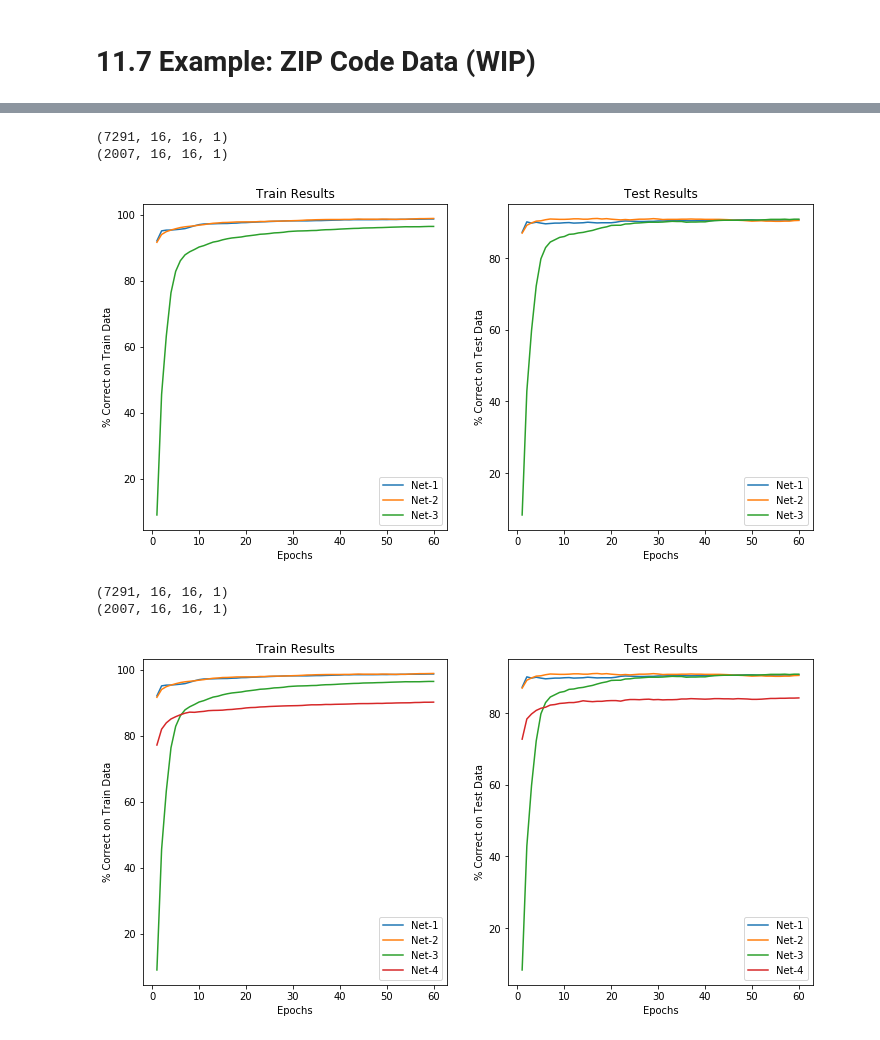
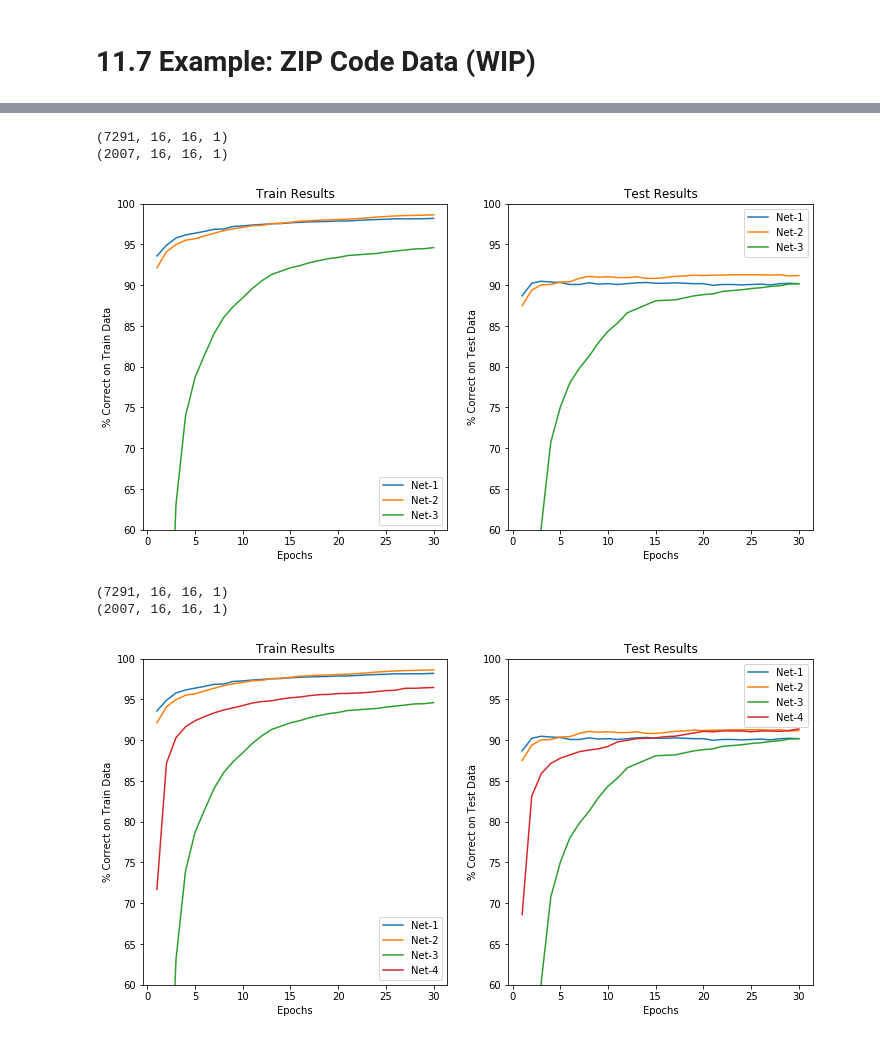
Before and after one commit to maitbayev/the-elements-of-statistical-learning, a Jupyter notebook: chapter-11/11.7-example-zip-code-data.ipynb, the cells around one changed output, grey strips where cells are left out. Saved outputs shown, nothing was run; the diff lists cells and outputs as text; code cells hidden in the pictures.

```diff
--- a/chapter-11/11.7-example-zip-code-data.ipynb
+++ b/chapter-11/11.7-example-zip-code-data.ipynb
@@ -23,7 +23,7 @@ def load_data(path):
 
 train_x, train_y = load_data('../data/zipcode/zip.train')
 test_x, test_y = load_data('../data/zipcode/zip.test')
-epochs = 60
+epochs = 30
 # %%
 from abc import ABC, abstractmethod
 
@@ -76,11 +76,13 @@ train_axes = fig.add_subplot(1, 2, 1)
 train_axes.set_title('Train Results')
 train_axes.set_xlabel('Epochs')
 train_axes.set_ylabel('% Correct on Train Data')
+train_axes.set_ylim([60, 100])
 
 test_axes = fig.add_subplot(1, 2, 2)
 test_axes.set_title('Test Results')
 test_axes.set_xlabel('Epochs')
 test_axes.set_ylabel('% Correct on Test Data')
+test_axes.set_ylim([60, 100])
 
 def plot_model(model, label, conv=False):
     shape = [-1, 16, 16, 1] if conv else [-1, 16*16]
@@ -153,30 +155,30 @@ fig
 # %% [output]
 (7291, 16, 16, 1)
 (2007, 16, 16, 1)
-[figure, old version]
+[figure, new version]
 # %%
 class Net4(BaseModel):
     def __init__(self):
         super(Net4, self).__init__()
         self.layer1 = tf.keras.layers.Conv2D(2, 2, strides=2, activation='sigmoid')
-        self.layer2 = tf.keras.layers.Conv2D(1, 5, activation='sigmoid')
+        self.layer2 = tf.keras.layers.LocallyConnected2D(1, 5, activation='sigmoid')
         self.layer3 = tf.keras.layers.Flatten()
         self.layer4 = tf.keras.layers.Dense(units=10)
 
 
     def call(self, x):
         out = self.layer1(x)
         out = self.layer2(out)
         out = self.layer3(out)
         out = self.layer4(out)
         return out
 
 plot_model(Net4(), 'Net-4', conv=True)
 fig
 # %% [output]
 (7291, 16, 16, 1)
 (2007, 16, 16, 1)
-[figure, old version]
+[figure, new version]
 # %%
 class Net5(BaseModel):
     def __init__(self):
```
Also changed, not shown: parts of 4 cells of this notebook.
